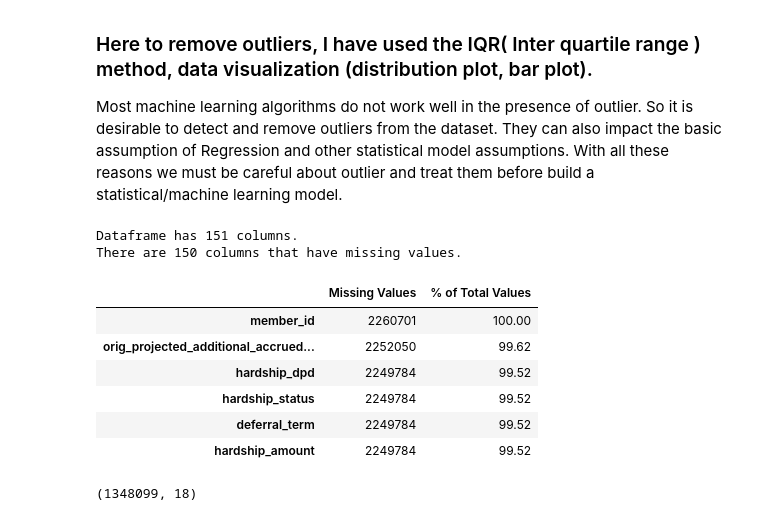
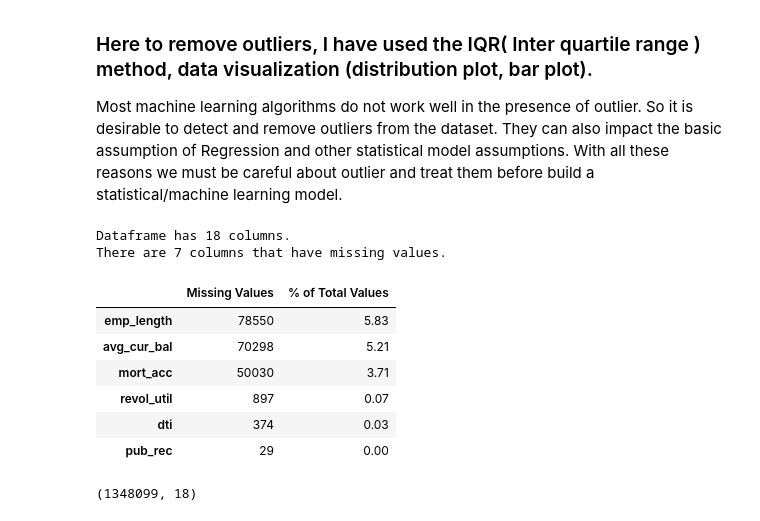
Before and after one commit to Rekha5649/Data-Science-20-Feb-Optimizing-Lending-Club-s-Financial-Risk-1, a Jupyter notebook: major_project.ipynb, the cells around one changed output. Cells and saved outputs as stored; diff of their text form; code cells hidden in the pictures.

Commit message:
Commit EDA for accepted and rejected file

```diff
--- a/major_project.ipynb
+++ b/major_project.ipynb
@@ -573,18 +573,18 @@ memory usage: 235.4 MB
 Most machine learning algorithms do not work well in the presence of outlier. So it is desirable to detect and remove outliers from the dataset. They can also impact the basic assumption of Regression and other statistical model assumptions.
 With all these reasons we must be careful about outlier and treat them before build a statistical/machine learning model.
 # %%
-miss_values_accepted = null_values(df_copy)
+miss_values_accepted = null_values(df_copy1)
 miss_values_accepted.head(6)
 # %% [output]
-Dataframe has 151 columns.
-There are 150 columns that have missing values.
+Dataframe has 18 columns.
+There are 7 columns that have missing values.
 |  | Missing Values | % of Total Values |
-| member_id | 2260701 | 100.00 |
-| orig_projected_additional_accrued... | 2252050 | 99.62 |
-| hardship_dpd | 2249784 | 99.52 |
-| hardship_status | 2249784 | 99.52 |
-| deferral_term | 2249784 | 99.52 |
-| hardship_amount | 2249784 | 99.52 |
+| emp_length | 78550 | 5.83 |
+| avg_cur_bal | 70298 | 5.21 |
+| mort_acc | 50030 | 3.71 |
+| revol_util | 897 | 0.07 |
+| dti | 374 | 0.03 |
+| pub_rec | 29 | 0.00 |
 # %%
 def reject_outliers(sr, iq_range=0.5, side='left', return_mask=False):
     '''
```
Also changed, not shown: parts of 14 cells of this notebook.
